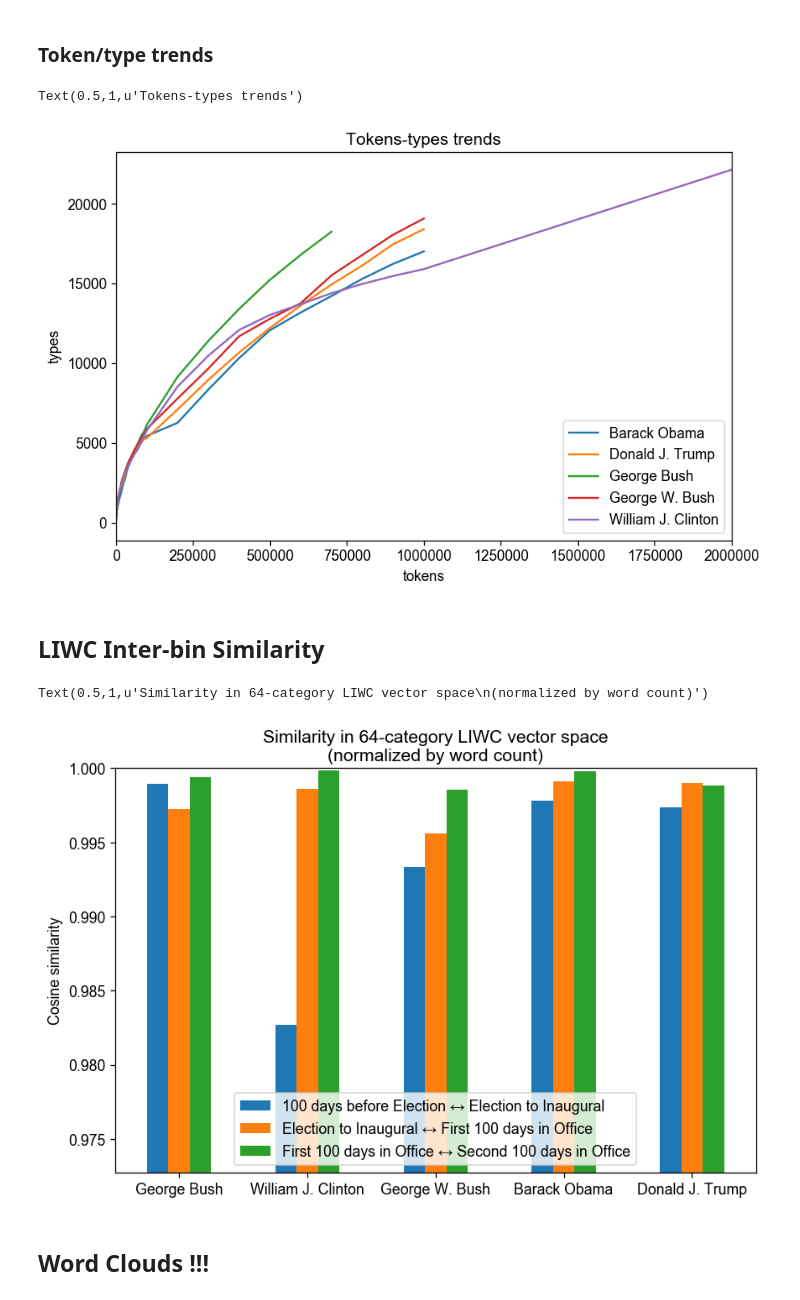
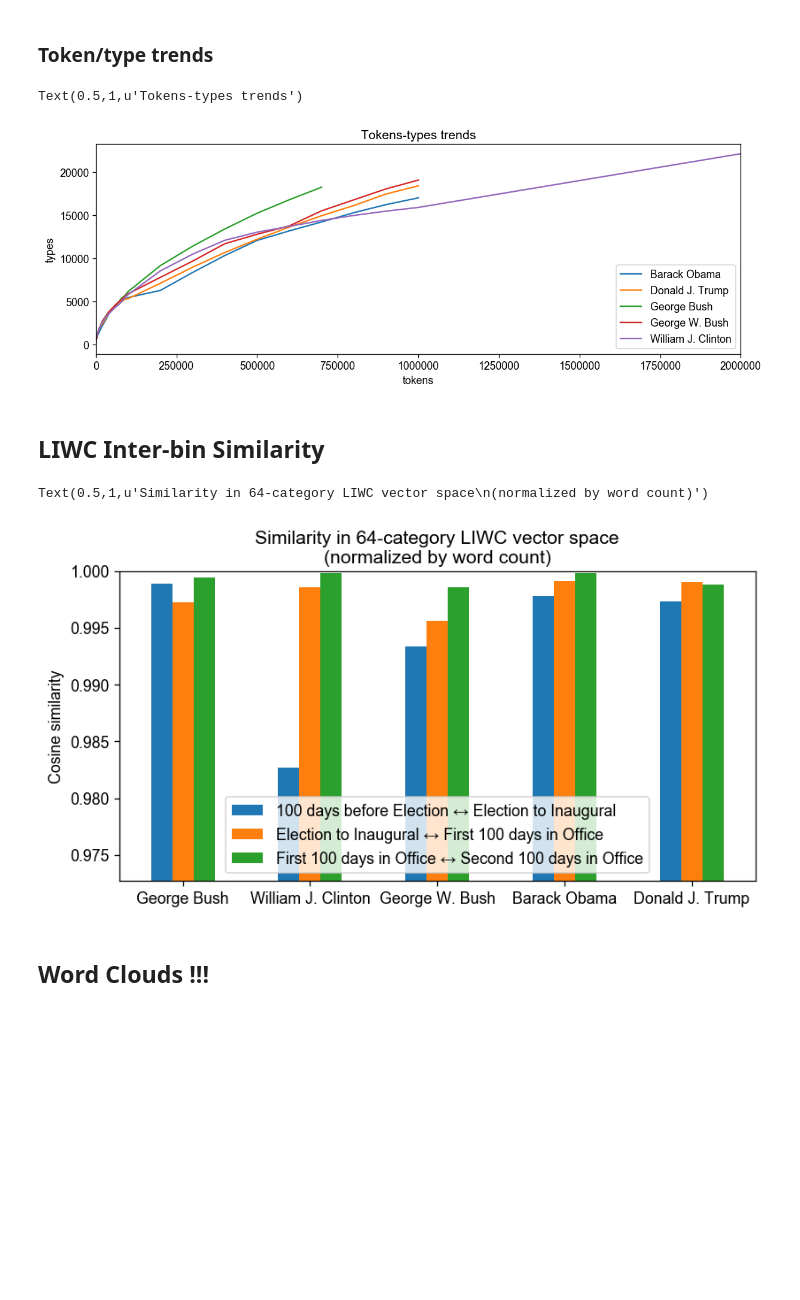
Before and after one commit to chbrown/presidents, a Jupyter notebook: notebooks/Inaugural-Shift.ipynb, the cells around one changed output. Drawn from its saved outputs; the diff is of its cells as text; code cells hidden in the pictures; blank space fills up the shorter version.

```diff
--- a/notebooks/Inaugural-Shift.ipynb
+++ b/notebooks/Inaugural-Shift.ipynb
@@ -595,15 +604,15 @@ max_token_counts = (range(1, 10, 1) +
                     range(1000000, 10000000, 1000000))
 df_token_type_trend = create_token_type_trend_df([41, 42, 43, 44, 45], max_token_counts)
 # %%
-fig, ax = plt.subplots()
+fig, ax = plt.subplots(figsize=(12, 4))
 for label, df_group in df_token_type_trend.groupby('president'):
     df_group.plot('tokens', 'types', ax=ax, label=label)
 plt.xlabel('tokens')
 plt.ylabel('types')
 plt.title('Tokens-types trends')
 # %% [output]
 Text(0.5,1,u'Tokens-types trends')
-[figure, old version]
+[figure, new version]
 # %% [markdown]
 ## LIWC Inter-bin Similarity
 # %%
@@ -631,7 +640,7 @@ df_liwc_similarity = create_liwc_similarity_df([41, 42, 43, 44, 45], selected_li
 df = df_liwc_similarity.pivot_table(values='similarity', index=['president_id', 'president'], columns='bins')
 df = df.reset_index('president_id', drop=True)
 # %%
-df.plot(kind='bar')
+df.plot(kind='bar', figsize=(8, 4))
 ymin = df.min().min()
 plt.ylim(ymin - 0.01, 1.0)
 plt.xlabel('')
@@ -642,7 +651,7 @@ plt.title("Similarity in {}-category LIWC vector space\n(normalized by word coun
 # plt.savefig('Recent_presidents_pre-post-inaugural-100d-liwc-similarity.pdf')
 # %% [output]
 Text(0.5,1,u'Similarity in 64-category LIWC vector space\n(normalized by word count)')
-[figure, old version]
+[figure, new version]
 # %% [markdown]
 ## Word Clouds !!!
 # %%
```
Also changed, not shown: parts of 53 cells of this notebook.
